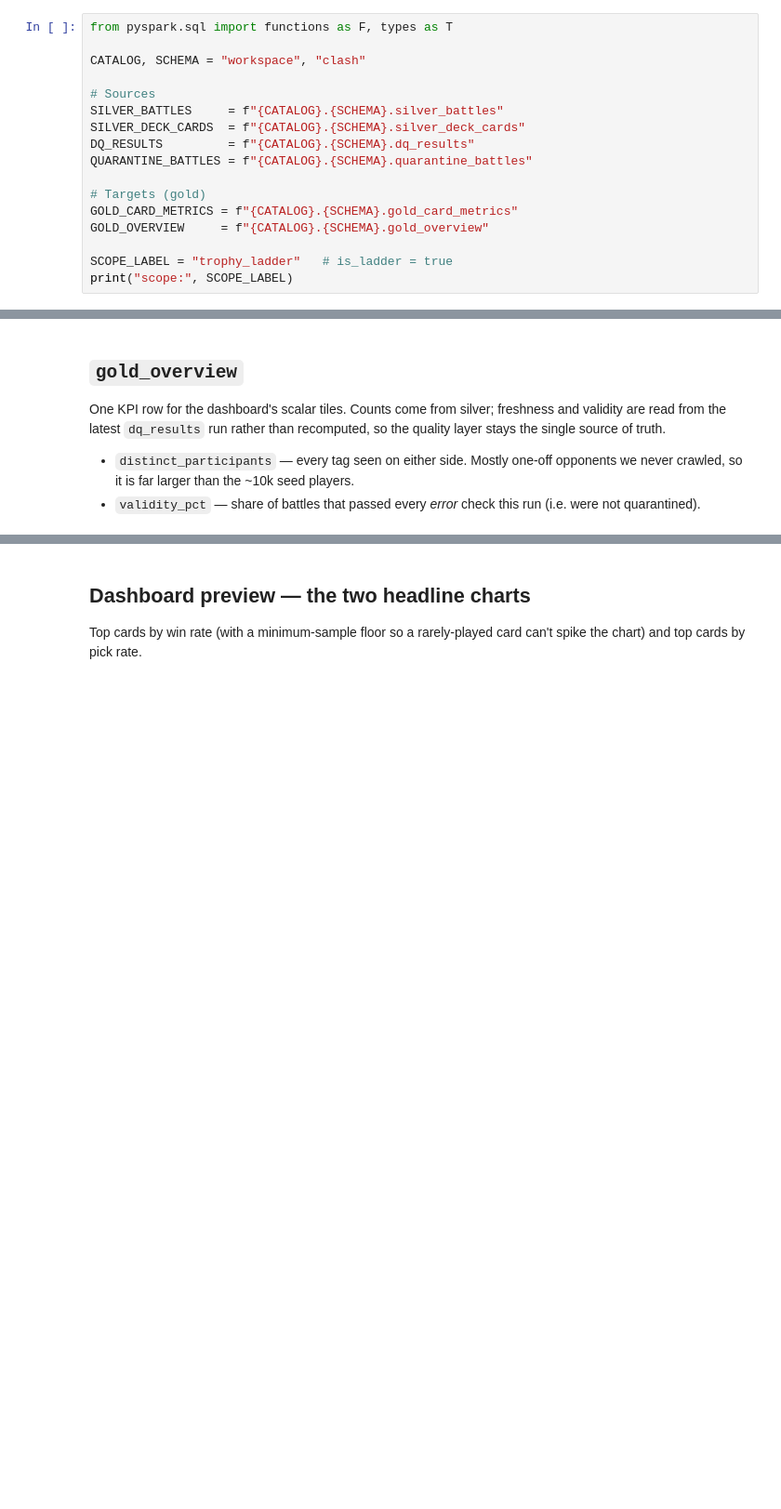
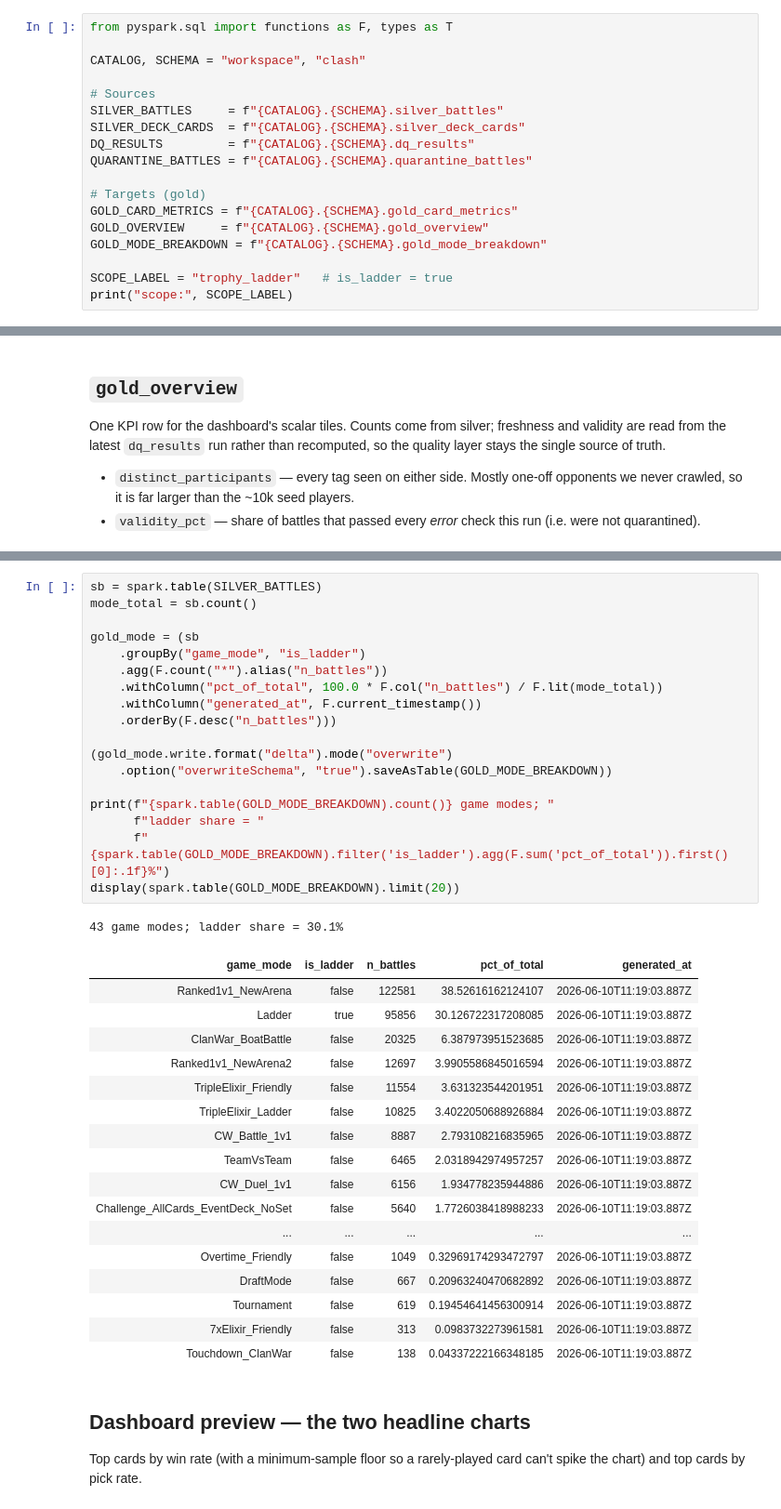
Before and after one commit to pinguuiin/Clash-Royale-Repo, a Jupyter notebook: notebooks/gold_metrics.ipynb, the cells around one changed output, grey strips where cells are left out. Shown at 93% size. Saved outputs shown, nothing was run; the diff lists cells and outputs as text; blank space fills up the shorter version.

```diff
--- a/notebooks/gold_metrics.ipynb
+++ b/notebooks/gold_metrics.ipynb
@@ -25,6 +25,7 @@ QUARANTINE_BATTLES = f"{CATALOG}.{SCHEMA}.quarantine_battles"
 # Targets (gold)
 GOLD_CARD_METRICS = f"{CATALOG}.{SCHEMA}.gold_card_metrics"
 GOLD_OVERVIEW     = f"{CATALOG}.{SCHEMA}.gold_overview"
+GOLD_MODE_BREAKDOWN = f"{CATALOG}.{SCHEMA}.gold_mode_breakdown"
 
 SCOPE_LABEL = "trophy_ladder"   # is_ladder = true
 print("scope:", SCOPE_LABEL)
@@ -144,3 +153,40 @@ display(spark.table(GOLD_OVERVIEW))
+# %%
+sb = spark.table(SILVER_BATTLES)
+mode_total = sb.count()
+
+gold_mode = (sb
+    .groupBy("game_mode", "is_ladder")
+    .agg(F.count("*").alias("n_battles"))
+    .withColumn("pct_of_total", 100.0 * F.col("n_battles") / F.lit(mode_total))
+    .withColumn("generated_at", F.current_timestamp())
+    .orderBy(F.desc("n_battles")))
+
+(gold_mode.write.format("delta").mode("overwrite")
+    .option("overwriteSchema", "true").saveAsTable(GOLD_MODE_BREAKDOWN))
+
+print(f"{spark.table(GOLD_MODE_BREAKDOWN).count()} game modes; "
+      f"ladder share = "
+      f"{spark.table(GOLD_MODE_BREAKDOWN).filter('is_ladder').agg(F.sum('pct_of_total')).first()[0]:.1f}%")
+display(spark.table(GOLD_MODE_BREAKDOWN).limit(20))
+# %% [output]
+43 game modes; ladder share = 30.1%
+| game_mode | is_ladder | n_battles | pct_of_total | generated_at |
+| Ranked1v1_NewArena | false | 122581 | 38.52616162124107 | 2026-06-10T11:19:03.887Z |
+| Ladder | true | 95856 | 30.126722317208085 | 2026-06-10T11:19:03.887Z |
+| ClanWar_BoatBattle | false | 20325 | 6.387973951523685 | 2026-06-10T11:19:03.887Z |
+| Ranked1v1_NewArena2 | false | 12697 | 3.9905586845016594 | 2026-06-10T11:19:03.887Z |
+| TripleElixir_Friendly | false | 11554 | 3.631323544201951 | 2026-06-10T11:19:03.887Z |
+| TripleElixir_Ladder | false | 10825 | 3.4022050688926884 | 2026-06-10T11:19:03.887Z |
+| CW_Battle_1v1 | false | 8887 | 2.793108216835965 | 2026-06-10T11:19:03.887Z |
+| TeamVsTeam | false | 6465 | 2.0318942974957257 | 2026-06-10T11:19:03.887Z |
+| CW_Duel_1v1 | false | 6156 | 1.934778235944886 | 2026-06-10T11:19:03.887Z |
+| Challenge_AllCards_EventDeck_NoSet | false | 5640 | 1.7726038418988233 | 2026-06-10T11:19:03.887Z |
+| ... | ... | ... | ... | ... |
+| Overtime_Friendly | false | 1049 | 0.32969174293472797 | 2026-06-10T11:19:03.887Z |
+| DraftMode | false | 667 | 0.20963240470682892 | 2026-06-10T11:19:03.887Z |
+| Tournament | false | 619 | 0.19454641456300914 | 2026-06-10T11:19:03.887Z |
+| 7xElixir_Friendly | false | 313 | 0.0983732273961581 | 2026-06-10T11:19:03.887Z |
+| Touchdown_ClanWar | false | 138 | 0.04337222166348185 | 2026-06-10T11:19:03.887Z |
 # %% [markdown]
 ## Dashboard preview — the two headline charts
 
```
Also changed, not shown: parts of 4 cells of this notebook, 4 other files.
